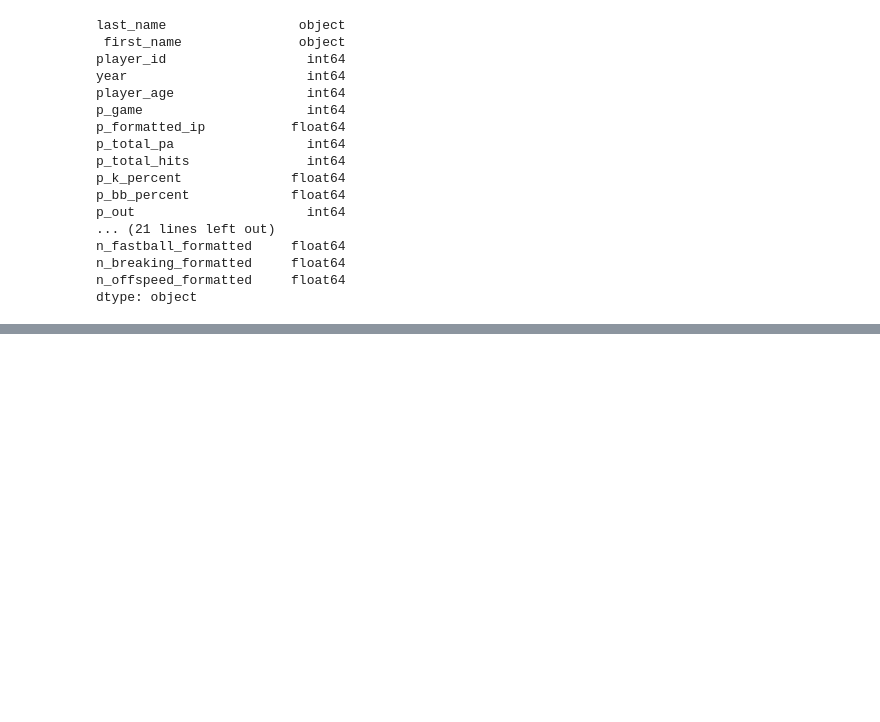
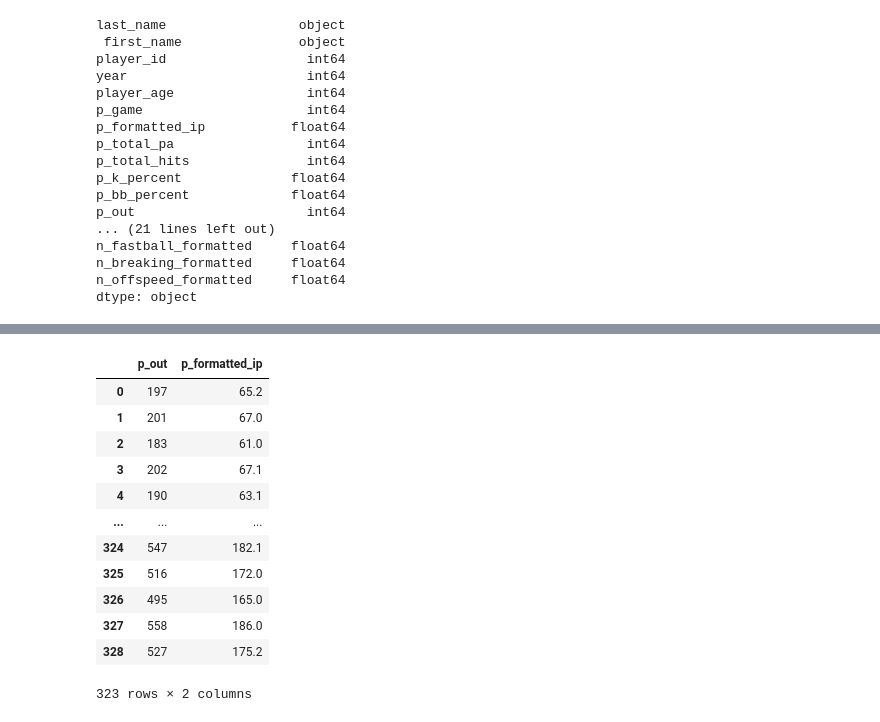
Before and after one commit to michael-sorensen/modeling-mlb-pitching, a Jupyter notebook: predicted_outs.ipynb, the cells around one changed output, grey strips where cells are left out. Cells and saved outputs as stored; diff of their text form; code cells hidden in the pictures; blank space fills up the shorter version.

```diff
--- a/predicted_outs.ipynb
+++ b/predicted_outs.ipynb
@@ -62,3 +74,19 @@ selected_features.head()
+# %%
+df[["p_out", "p_formatted_ip"]]
+# %% [output]
+|  | p_out | p_formatted_ip |
+| 0 | 197 | 65.2 |
+| 1 | 201 | 67.0 |
+| 2 | 183 | 61.0 |
+| 3 | 202 | 67.1 |
+| 4 | 190 | 63.1 |
+| ... | ... | ... |
+| 324 | 547 | 182.1 |
+| 325 | 516 | 172.0 |
+| 326 | 495 | 165.0 |
+| 327 | 558 | 186.0 |
+| 328 | 527 | 175.2 |
+323 rows × 2 columns
 # %%
 X = selected_features
 y = df[['p_out']]
```
Also changed, not shown: parts of 12 cells of this notebook, 2 other files.
